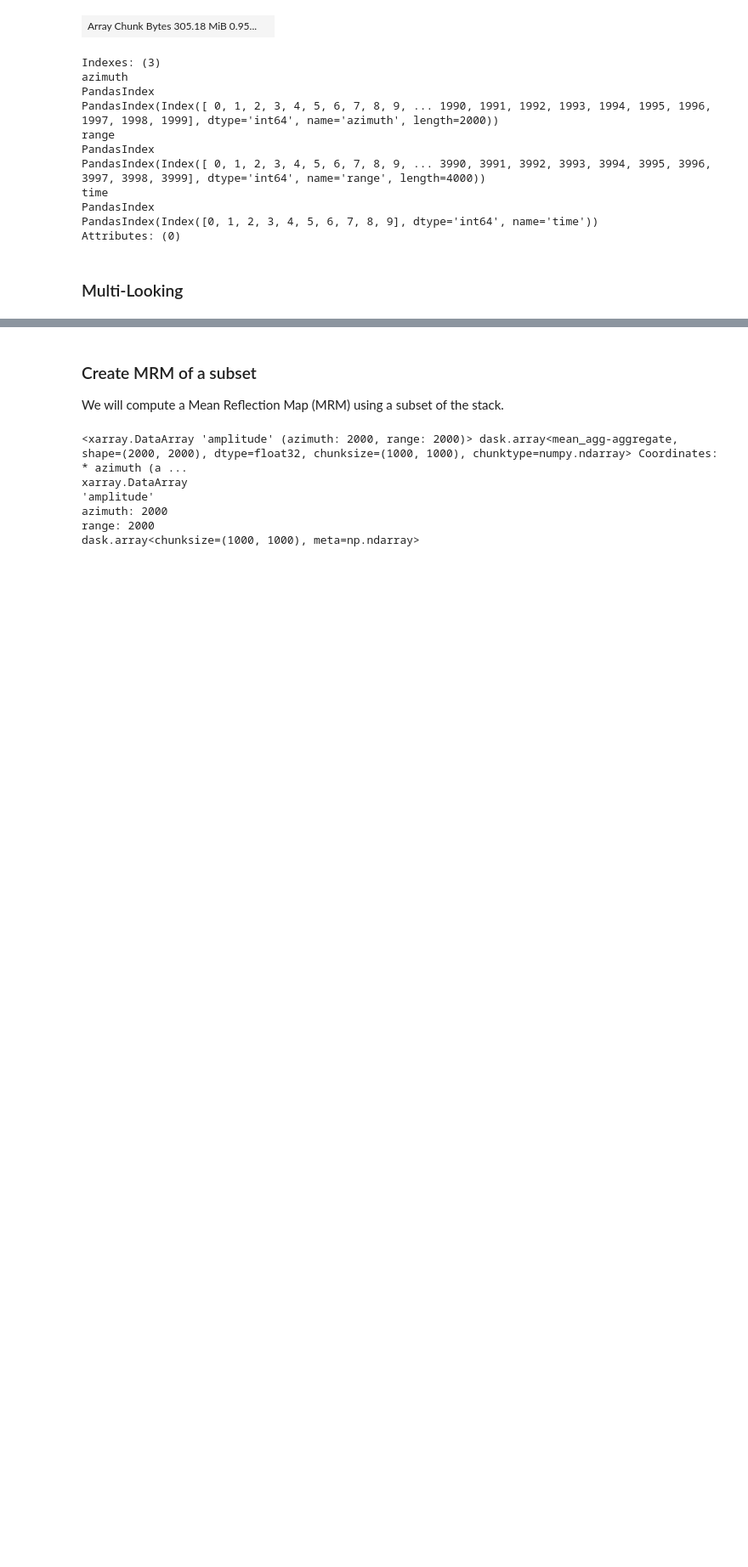
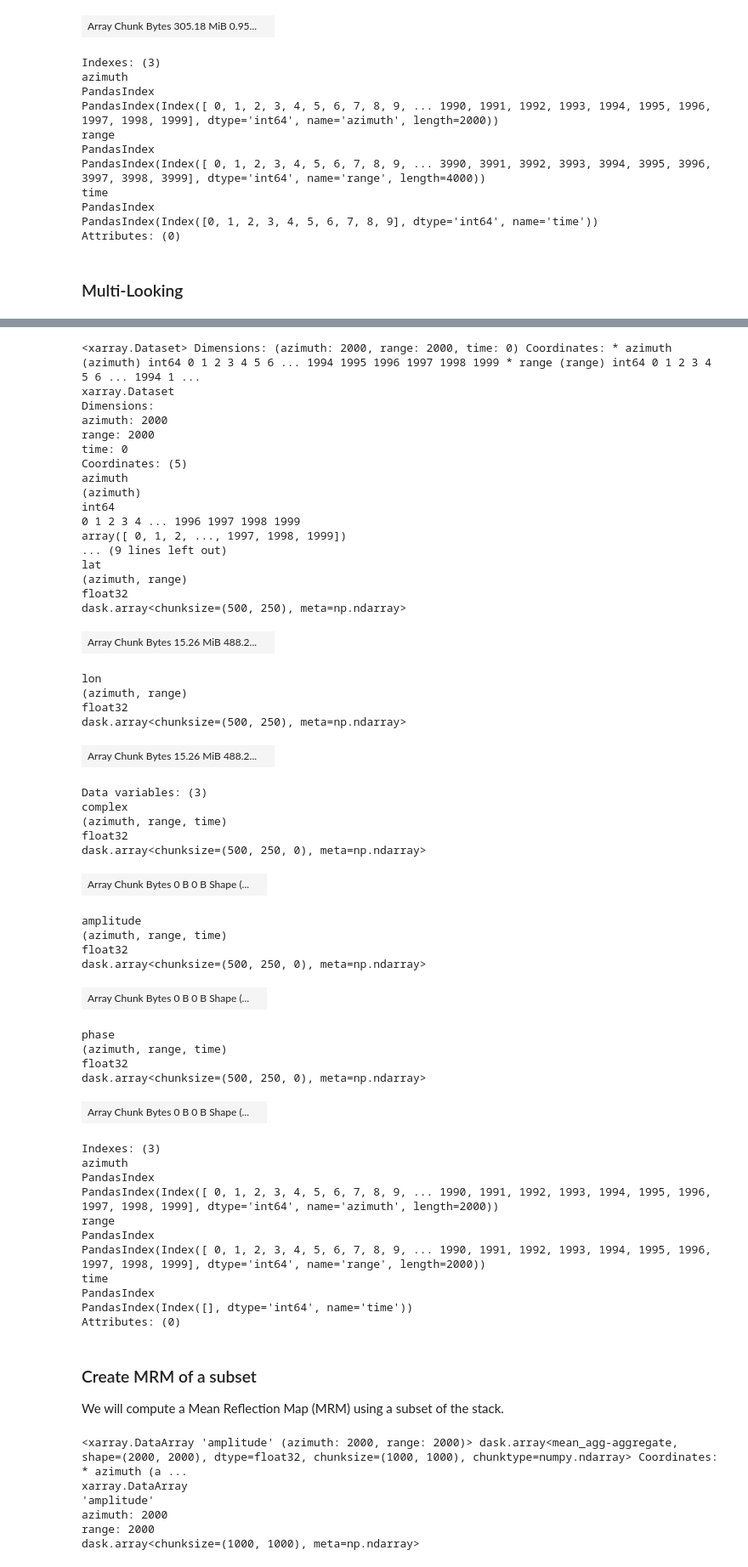
Before and after one commit to TUDelftGeodesy/sarxarray, a Jupyter notebook: examples/demo_sarxarray.ipynb, the cells around one changed output, grey strips where cells are left out. Shown at 85% size. Drawn from its saved outputs; the diff is of its cells as text; code cells hidden in the pictures; blank space fills up the shorter version.

Commit message:
add coherence example to demo nb

```diff
--- a/examples/demo_sarxarray.ipynb
+++ b/examples/demo_sarxarray.ipynb
@@ -277,3 +279,60 @@ coarsen-mean
+# %%
+reference = stack.isel(time=[0]) # I sue [] around index, to keep time dimension
+other = stack.isel(time=[1])
+
+coherence_img = reference.slcstack.complex_coherence(other, (1,2))
+coherence_img
+# %% [output]
+<xarray.Dataset> Dimensions: (azimuth: 2000, range: 2000, time: 0) Coordinates: * azimuth (azimuth) int64 0 1 2 3 4 5 6 ... 1994 1995 1996 1997 1998 1999 * range (range) int64 0 1 2 3 4 5 6 ... 1994 1 ...
+xarray.Dataset
+Dimensions:
+azimuth: 2000
+range: 2000
+time: 0
+Coordinates: (5)
+azimuth
+(azimuth)
+int64
+0 1 2 3 4 ... 1996 1997 1998 1999
+array([ 0, 1, 2, ..., 1997, 1998, 1999])
+... (9 lines left out)
+lat
+(azimuth, range)
+float32
+dask.array<chunksize=(500, 250), meta=np.ndarray>
+| Array Chunk Bytes 15.26 MiB 488.2... |  |
+lon
+(azimuth, range)
+float32
+dask.array<chunksize=(500, 250), meta=np.ndarray>
+| Array Chunk Bytes 15.26 MiB 488.2... |  |
+Data variables: (3)
+complex
+(azimuth, range, time)
+float32
+dask.array<chunksize=(500, 250, 0), meta=np.ndarray>
+| Array Chunk Bytes 0 B 0 B Shape (... |  |
+amplitude
+(azimuth, range, time)
+float32
+dask.array<chunksize=(500, 250, 0), meta=np.ndarray>
+| Array Chunk Bytes 0 B 0 B Shape (... |  |
+phase
+(azimuth, range, time)
+float32
+dask.array<chunksize=(500, 250, 0), meta=np.ndarray>
+| Array Chunk Bytes 0 B 0 B Shape (... |  |
+Indexes: (3)
+azimuth
+PandasIndex
+PandasIndex(Index([ 0, 1, 2, 3, 4, 5, 6, 7, 8, 9, ... 1990, 1991, 1992, 1993, 1994, 1995, 1996, 1997, 1998, 1999], dtype='int64', name='azimuth', length=2000))
+range
+PandasIndex
+PandasIndex(Index([ 0, 1, 2, 3, 4, 5, 6, 7, 8, 9, ... 1990, 1991, 1992, 1993, 1994, 1995, 1996, 1997, 1998, 1999], dtype='int64', name='range', length=2000))
+time
+PandasIndex
+PandasIndex(Index([], dtype='int64', name='time'))
+Attributes: (0)
 # %% [markdown]
 ### Create MRM of a subset
 We will compute a Mean Reflection Map (MRM) using a subset of the stack.
```
Also changed, not shown: parts of 3 cells of this notebook.
